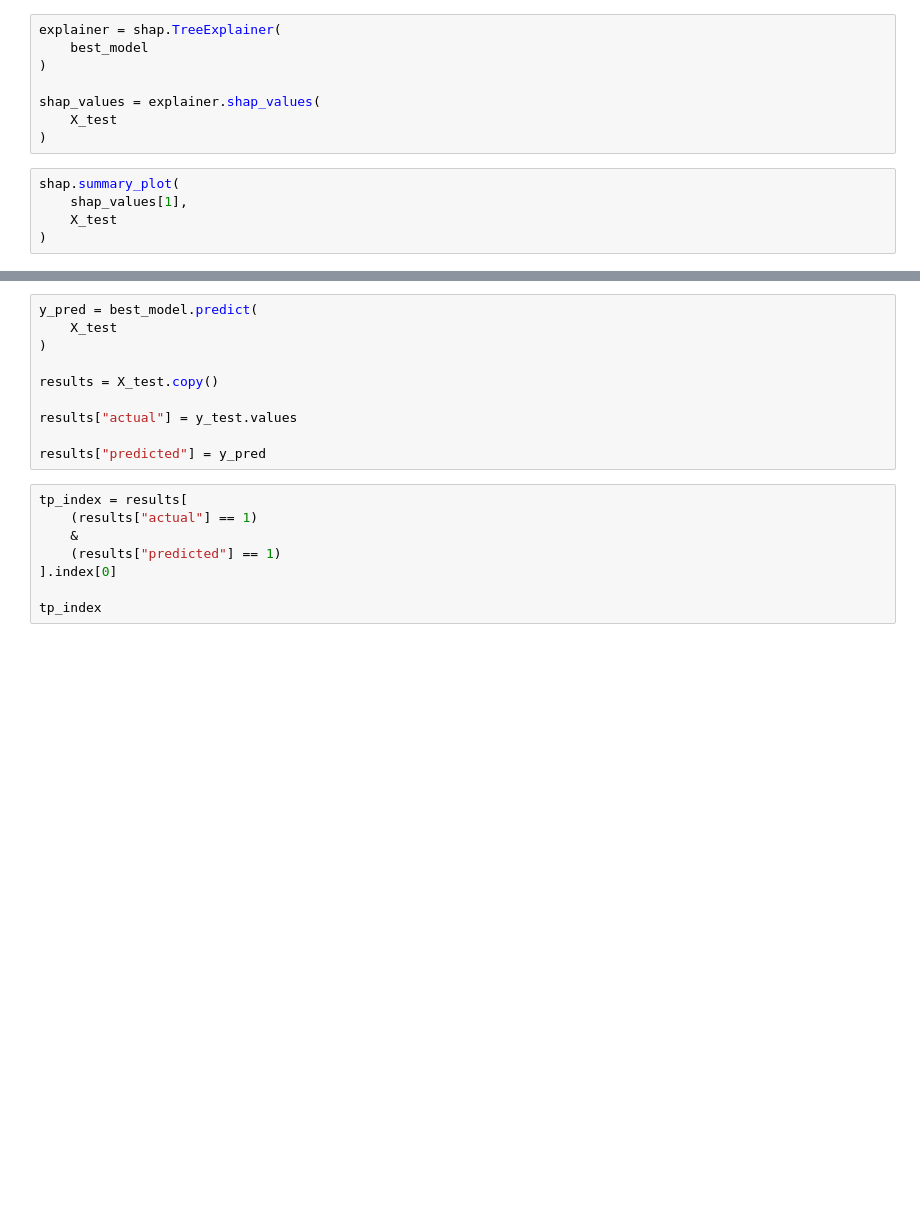
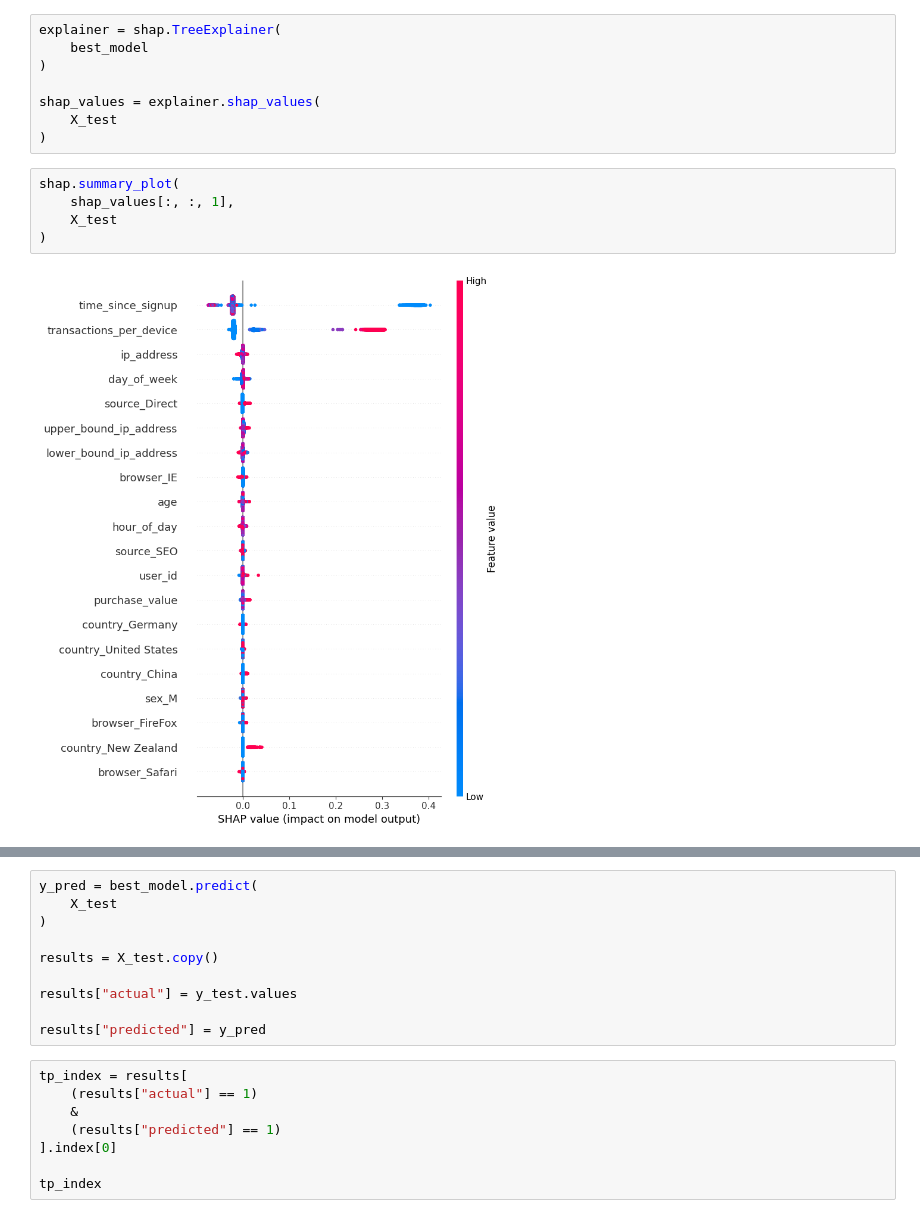
Before and after one commit to konesham2014/fraud-detection, a Jupyter notebook: notebooks/shap-explainability.ipynb, the cells around one changed output, grey strips where cells are left out. Drawn from its saved outputs; the diff is of its cells as text; blank space fills up the shorter version.

Commit message:
Complete SHAP explainability analysis

```diff
--- a/notebooks/shap-explainability.ipynb
+++ b/notebooks/shap-explainability.ipynb
@@ -99,6 +145,8 @@ shap_values = explainer.shap_values(
 )
 # %%
 shap.summary_plot(
-    shap_values[1],
+    shap_values[:, :, 1],
     X_test
 )
+# %% [output]
+[figure, added]
```
Also changed, not shown: parts of 24 cells of this notebook, 11 other files.
